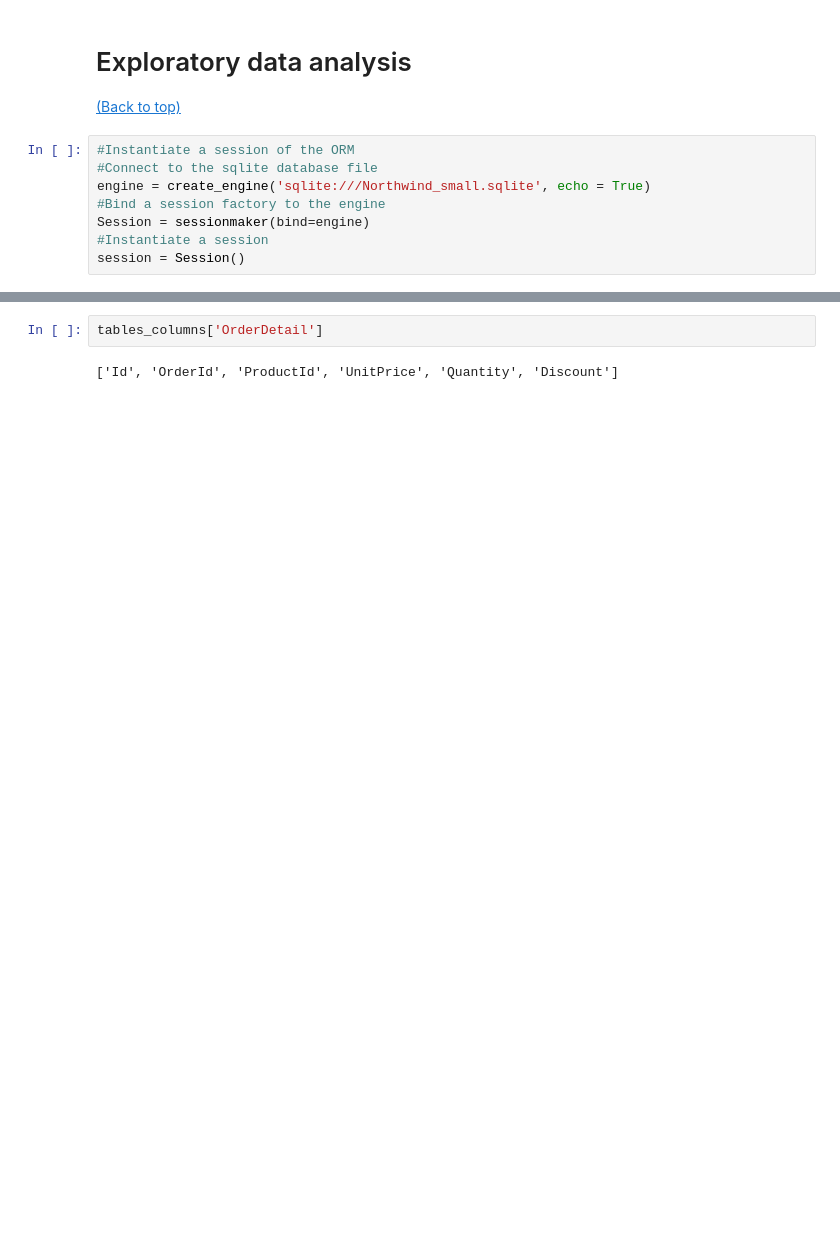
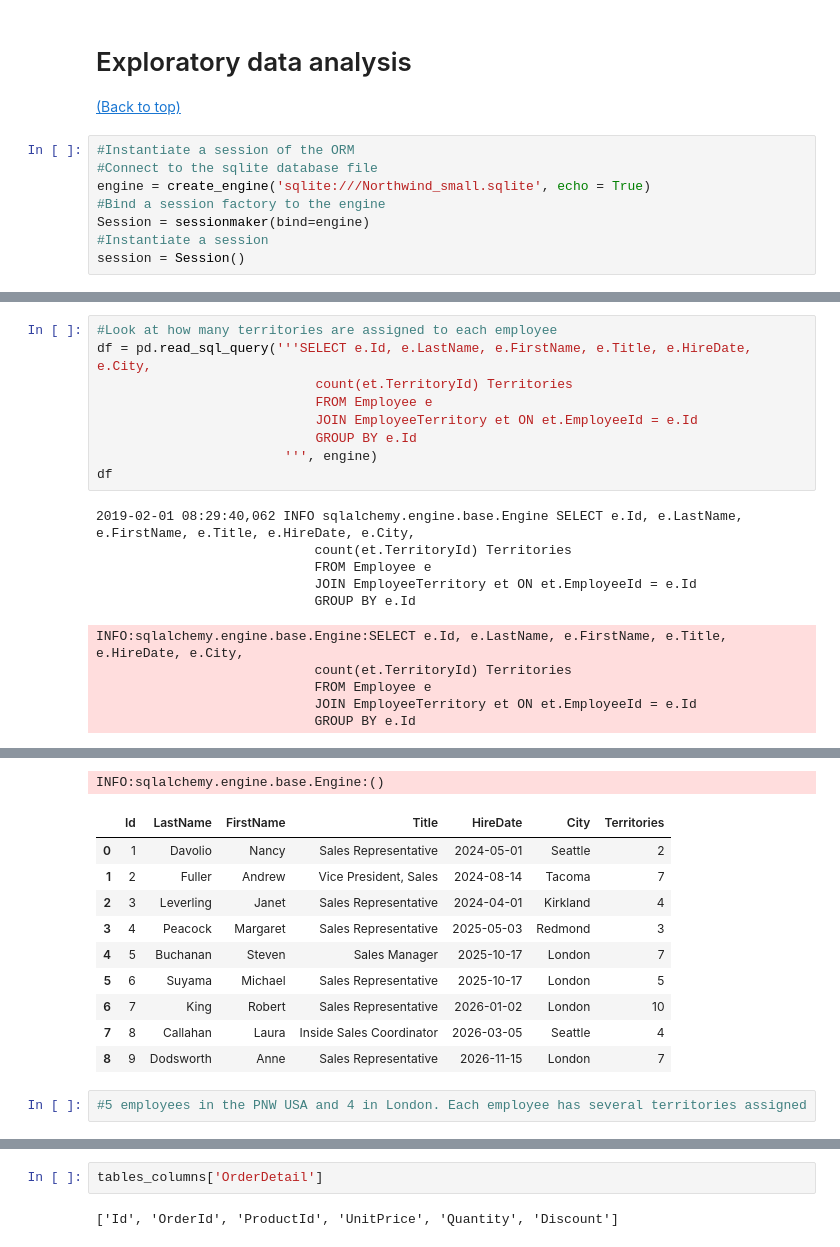
Before and after one commit to ssrosa/dsc-2-final-project-online-ds-pt-100118, a Jupyter notebook: student.ipynb, the cells around one changed output, grey strips where cells are left out. Cells and saved outputs as stored; diff of their text form; blank space fills up the shorter version.

```diff
--- a/student.ipynb
+++ b/student.ipynb
@@ -113,0 +295,20 @@ for table in table_names:
+# %%
+#Look at how many territories are assigned to each employee
+df = pd.read_sql_query('''SELECT e.Id, e.LastName, e.FirstName, e.Title, e.HireDate, e.City,
+                            count(et.TerritoryId) Territories
+                            FROM Employee e
+                            JOIN EmployeeTerritory et ON et.EmployeeId = e.Id
+                            GROUP BY e.Id
+                        ''', engine)
+df
+# %% [output]
+2019-02-01 08:29:40,062 INFO sqlalchemy.engine.base.Engine SELECT e.Id, e.LastName, e.FirstName, e.Title, e.HireDate, e.City,
+                            count(et.TerritoryId) Territories
+                            FROM Employee e
+                            JOIN EmployeeTerritory et ON et.EmployeeId = e.Id
+                            GROUP BY e.Id
+INFO:sqlalchemy.engine.base.Engine:SELECT e.Id, e.LastName, e.FirstName, e.Title, e.HireDate, e.City,
+                            count(et.TerritoryId) Territories
+                            FROM Employee e
+                            JOIN EmployeeTerritory et ON et.EmployeeId = e.Id
+                            GROUP BY e.Id
@@ -113,0 +316,13 @@ for table in table_names:
+INFO:sqlalchemy.engine.base.Engine:()
+|  | Id | LastName | FirstName | Title | HireDate | City | Territories |
+| 0 | 1 | Davolio | Nancy | Sales Representative | 2024-05-01 | Seattle | 2 |
+| 1 | 2 | Fuller | Andrew | Vice President, Sales | 2024-08-14 | Tacoma | 7 |
+| 2 | 3 | Leverling | Janet | Sales Representative | 2024-04-01 | Kirkland | 4 |
+| 3 | 4 | Peacock | Margaret | Sales Representative | 2025-05-03 | Redmond | 3 |
+| 4 | 5 | Buchanan | Steven | Sales Manager | 2025-10-17 | London | 7 |
+| 5 | 6 | Suyama | Michael | Sales Representative | 2025-10-17 | London | 5 |
+| 6 | 7 | King | Robert | Sales Representative | 2026-01-02 | London | 10 |
+| 7 | 8 | Callahan | Laura | Inside Sales Coordinator | 2026-03-05 | Seattle | 4 |
+| 8 | 9 | Dodsworth | Anne | Sales Representative | 2026-11-15 | London | 7 |
+# %%
+#5 employees in the PNW USA and 4 in London. Each employee has several territories assigned
```
Also changed, not shown: parts of 40 cells of this notebook.
